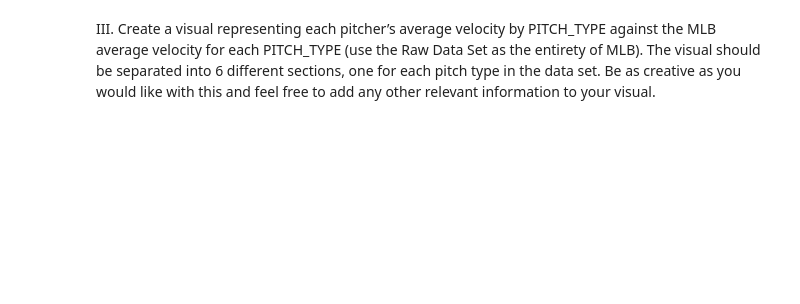
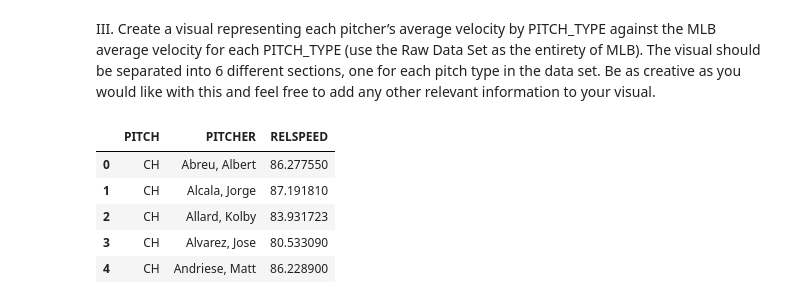
Before and after one commit to trpubz/DBacksAnalysis, a Jupyter notebook: Side Analysis/q7.ipynb, the cells around one changed output. Drawn from its saved outputs; the diff is of its cells as text; code cells hidden in the pictures; blank space fills up the shorter version.

```diff
--- a/Side Analysis/q7.ipynb
+++ b/Side Analysis/q7.ipynb
@@ -19,0 +35,20 @@ II. Filter any records that are missing a PITCH_TYPE and summarize the average a
+# %%
+import numpy as np
+
+# Needed to implement function to pass an argument for the percentile aggregation
+def percentile(q):
+    def percentile_(x):
+        return x.quantile(q)
+    percentile_.__name__ = 'percentile_{:2.0f}'.format(q*100)
+    return percentile_
+
+pitch_metrics = raw_filtered[['PITCHER', 'PITCHERID', 'RELSPEED', 'HORZBREAK', 'INDUCEDVERTBREAK', 'SPINRATE', 'RELHEIGHT', 'RELSIDE', 'PITCH_TYPE']].groupby(['PITCHERID'])
+for k, v in pitch_metrics:
+    print("PITCHER: ", v.iat[0, 0])  # use .iat to retrieve the first item in the PITCHER column
+    pitches = v.drop(['PITCHER', 'PITCHERID'], axis=1).groupby('PITCH_TYPE')  # drop the pitcher information for easier aggregation
+    for pitch, metrics in pitches:
+        print("--------")
+        print(f"PITCH {pitch}")
+        results = metrics.drop('PITCH_TYPE', axis=1).aggregate([np.mean, percentile(.9)])  # drop the PITCH_TYPE for cleaner aggregation
+        print(results)
+    print("----------------------------------------")
@@ -20,2 +73,21 @@ II. Filter any records that are missing a PITCH_TYPE and summarize the average a
 # %% [markdown]
 III.    Create a visual representing each pitcher’s average velocity by PITCH_TYPE against the MLB average velocity for each PITCH_TYPE (use the Raw Data Set as the entirety of MLB). The visual should be separated into 6 different sections, one for each pitch type in the data set. Be as creative as you would like with this and feel free to add any other relevant information to your visual.
+# %%
+
+avg_velo_by_pitch = pd.DataFrame(columns=['PITCH', 'PITCHER', 'RELSPEED'])
+
+pitch_types = raw_filtered[['PITCHER', 'RELSPEED', 'PITCH_TYPE']].groupby('PITCH_TYPE')
+mlb_averages = pitch_types.aggregate(np.mean)  # used for reference lines
+for k, v in pitch_types:
+    pitch_by_pitcher = v.groupby('PITCHER').aggregate(np.mean)
+    for i, x in pitch_by_pitcher.itertuples():
+        avg_velo_by_pitch.loc[len(avg_velo_by_pitch)] = [k, i, x]
+
+avg_velo_by_pitch.head()
+# %% [output]
+|  | PITCH | PITCHER | RELSPEED |
+| 0 | CH | Abreu, Albert | 86.277550 |
+| 1 | CH | Alcala, Jorge | 87.191810 |
+| 2 | CH | Allard, Kolby | 83.931723 |
+| 3 | CH | Alvarez, Jose | 80.533090 |
+| 4 | CH | Andriese, Matt | 86.228900 |
```
Also changed, not shown: parts of 6 cells of this notebook.
